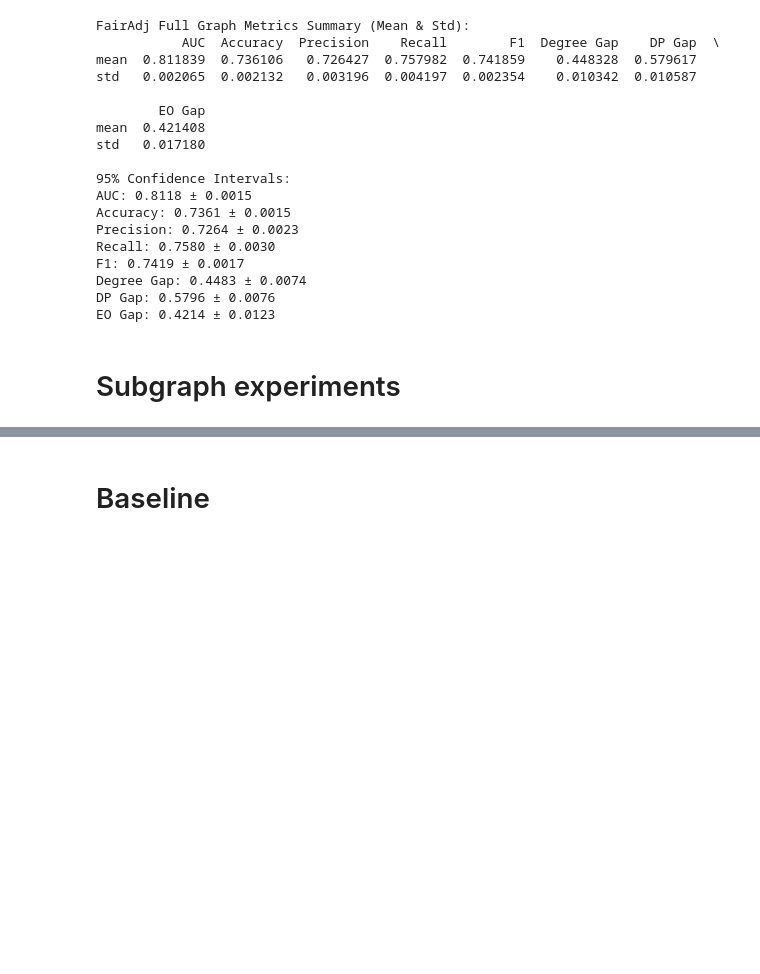
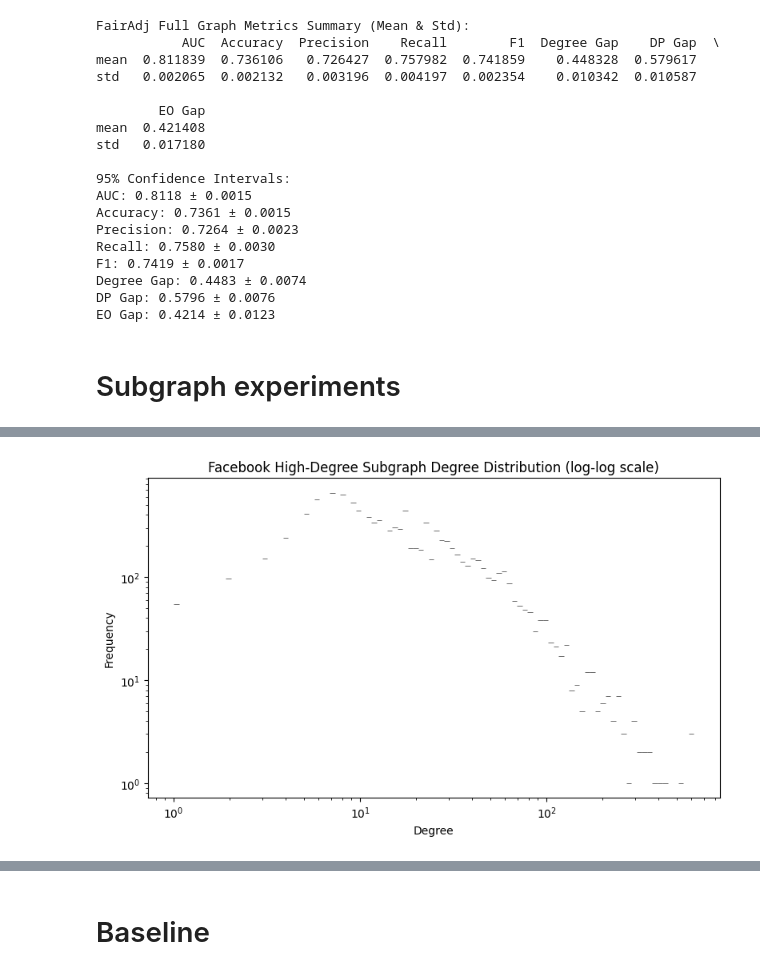
Before and after one commit to MarZim45/thesis_social_networks, a Jupyter notebook: Facebook dataset/archive/facebook_large/notebook.ipynb, the cells around one changed output, grey strips where cells are left out. Cells and saved outputs as stored; diff of their text form; code cells hidden in the pictures; blank space fills up the shorter version.

```diff
--- a/Facebook dataset/archive/facebook_large/notebook.ipynb
+++ b/Facebook dataset/archive/facebook_large/notebook.ipynb
@@ -1050,0 +1135,85 @@ Selected high-degree avg: 27.56, low-degree avg: 3.14
+# %%
+# Load edge list and construct full graph
+fb_df = pd.read_csv("musae_facebook_edges.csv")
+fb_df.columns = ['source', 'target']
+G = nx.Graph()
+for row in fb_df.itertuples(index=False):
+    G.add_edge(row.source, row.target)
+
+# Load sampled high- and low-degree nodes
+with open('high_degree_nodes.txt', 'r') as f:
+    high_nodes = [int(line.strip()) for line in f.readlines()]
+
+with open('low_degree_nodes.txt', 'r') as f:
+    low_nodes = [int(line.strip()) for line in f.readlines()]
+
+# Build subgraphs
+G_high = G.subgraph(high_nodes).copy()
+G_low = G.subgraph(low_nodes).copy()
+
+# Function to analyze and plot stats
+def analyze_graph_stats(G, name="Graph"):
+    print(f"\n===== {name} =====")
+
+    num_nodes = G.number_of_nodes()
+    num_edges = G.number_of_edges()
+    density = nx.density(G)
+    print(f'Nodes: {num_nodes}, Edges: {num_edges}, Density: {density:.6f}')
+
+    avg_clustering = nx.average_clustering(G)
+    print(f'Average Clustering Coefficient: {avg_clustering:.6f}')
+
+    degrees = [deg for _, deg in G.degree()]
+    degree_stats = {
+        "Mean Degree": np.mean(degrees),
+        "Std Degree": np.std(degrees),
+        "Min Degree": np.min(degrees),
+        "Max Degree": np.max(degrees),
+    }
+    print("Degree Statistics:", degree_stats)
+
+    if nx.is_connected(G):
+        avg_path_len = nx.average_shortest_path_length(G)
+    else:
+        largest_cc = max(nx.connected_components(G), key=len)
+        G_cc = G.subgraph(largest_cc)
+        avg_path_len = nx.average_shortest_path_length(G_cc)
+    print(f'Average Shortest Path Length (largest CC): {avg_path_len:.6f}')
+
+    print(f'Connected Components: {nx.number_connected_components(G)}')
+
+    clustering_dict = nx.clustering(G)
+    clustering_values = [clustering_dict[n] for n in G.nodes()]
+    degree_values = [G.degree(n) for n in G.nodes()]
+    df_corr = pd.DataFrame({'degree': degree_values, 'clustering': clustering_values})
+
+    spearman_corr = spearmanr(df_corr['degree'], df_corr['clustering'])
+    pearson_corr = pearsonr(df_corr['degree'], df_corr['clustering'])
+
+    print(f"Spearman correlation (degree vs clustering): {spearman_corr}")
+    print(f"Pearson correlation (degree vs clustering): {pearson_corr}")
+
+    # Degree distribution plot
+    plt.figure(figsize=(8, 5))
+    sns.histplot(degree_values, bins=100, log_scale=(True, True))
+    plt.title(f'{name} Degree Distribution (log-log scale)')
+    plt.xlabel('Degree')
+    plt.ylabel('Frequency')
+    plt.tight_layout()
+    plt.show()
+
+    # Degree vs Clustering scatter
+    plt.figure(figsize=(8, 5))
+    sns.scatterplot(x='degree', y='clustering', data=df_corr, alpha=0.3)
+    plt.xscale('log')
+    plt.yscale('log')
+    plt.title(f'{name}: Degree vs Clustering Coefficient')
+    plt.xlabel('Degree')
+    plt.ylabel('Clustering Coefficient')
+    plt.tight_layout()
+    plt.show()
+
+# Run
+analyze_graph_stats(G_high, name="Facebook High-Degree Subgraph")
+analyze_graph_stats(G_low, name="Facebook Low-Degree Subgraph")
+# %% [output]
@@ -1050,0 +1228 @@ Selected high-degree avg: 27.56, low-degree avg: 3.14
+[figure, added]
```
Also changed, not shown: parts of 7 cells of this notebook, 1 other file.
